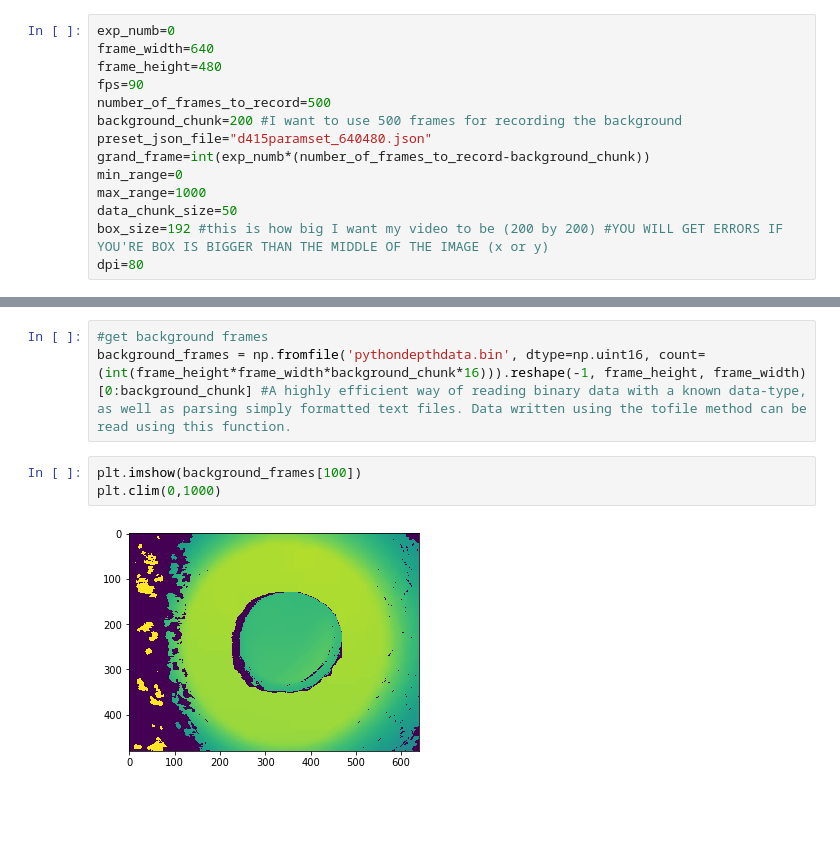
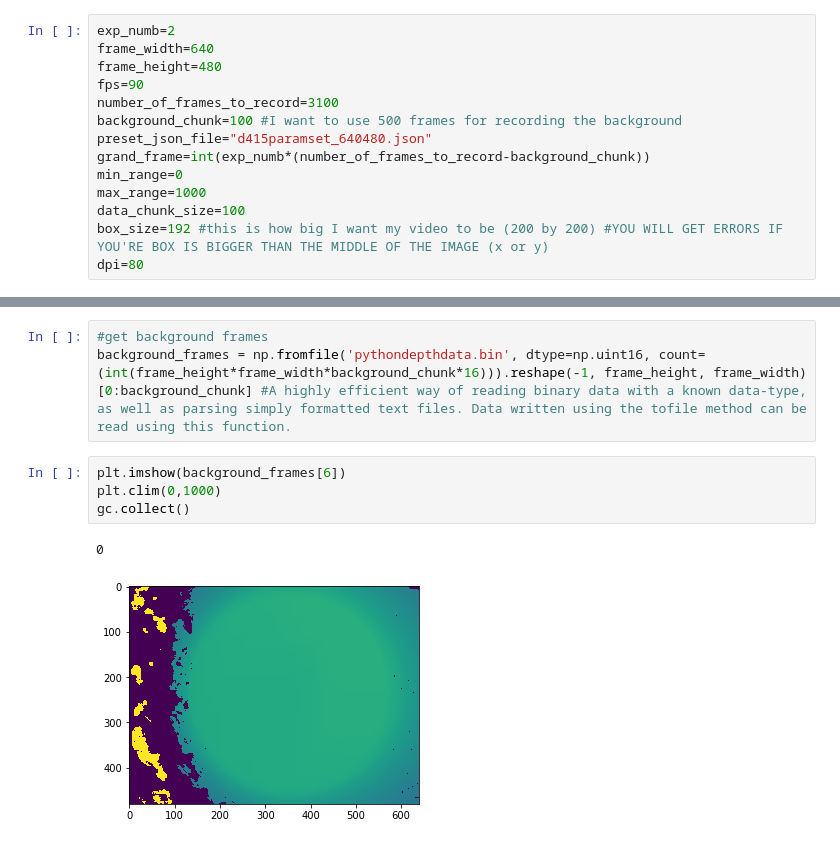
Before and after one commit to GitwellAnyohub/Real_Sensible_Moseq, a Jupyter notebook: data_acquisition/d415_acquisition_for_leap.ipynb, the cells around one changed output, grey strips where cells are left out. Saved outputs shown, nothing was run; the diff lists cells and outputs as text; blank space fills up the shorter version.

```diff
--- a/data_acquisition/d415_acquisition_for_leap.ipynb
+++ b/data_acquisition/d415_acquisition_for_leap.ipynb
@@ -1,15 +1,15 @@
 # %%
-exp_numb=0
+exp_numb=2
 frame_width=640
 frame_height=480
 fps=90
-number_of_frames_to_record=500
-background_chunk=200 #I want to use 500 frames for recording the background
+number_of_frames_to_record=3100
+background_chunk=100 #I want to use 500 frames for recording the background
 preset_json_file="d415paramset_640480.json"
 grand_frame=int(exp_numb*(number_of_frames_to_record-background_chunk))
 min_range=0
 max_range=1000
-data_chunk_size=50
+data_chunk_size=100
 box_size=192 #this is how big I want my video to be (200 by 200) #YOU WILL GET ERRORS IF YOU'RE BOX IS BIGGER THAN THE MIDDLE OF THE IMAGE (x or y)
 dpi=80
 # %%
@@ -179,10 +177,12 @@ Final Parameters =  {"aux-param-autoexposure-setpoint": "400", "aux-param-colorc
 #get background frames
 background_frames = np.fromfile('pythondepthdata.bin', dtype=np.uint16, count=(int(frame_height*frame_width*background_chunk*16))).reshape(-1, frame_height, frame_width)[0:background_chunk] #A highly efficient way of reading binary data with a known data-type, as well as parsing simply formatted text files. Data written using the tofile method can be read using this function.
 # %%
-plt.imshow(background_frames[100])
+plt.imshow(background_frames[6])
 plt.clim(0,1000)
+gc.collect()
 # %% [output]
+0
-[figure, old version]
+[figure, new version]
 # %%
 #Making a movie for Deep Lab Cut
 number_of_frames=number_of_frames_to_record
```
Also changed, not shown: parts of 11 cells of this notebook.
